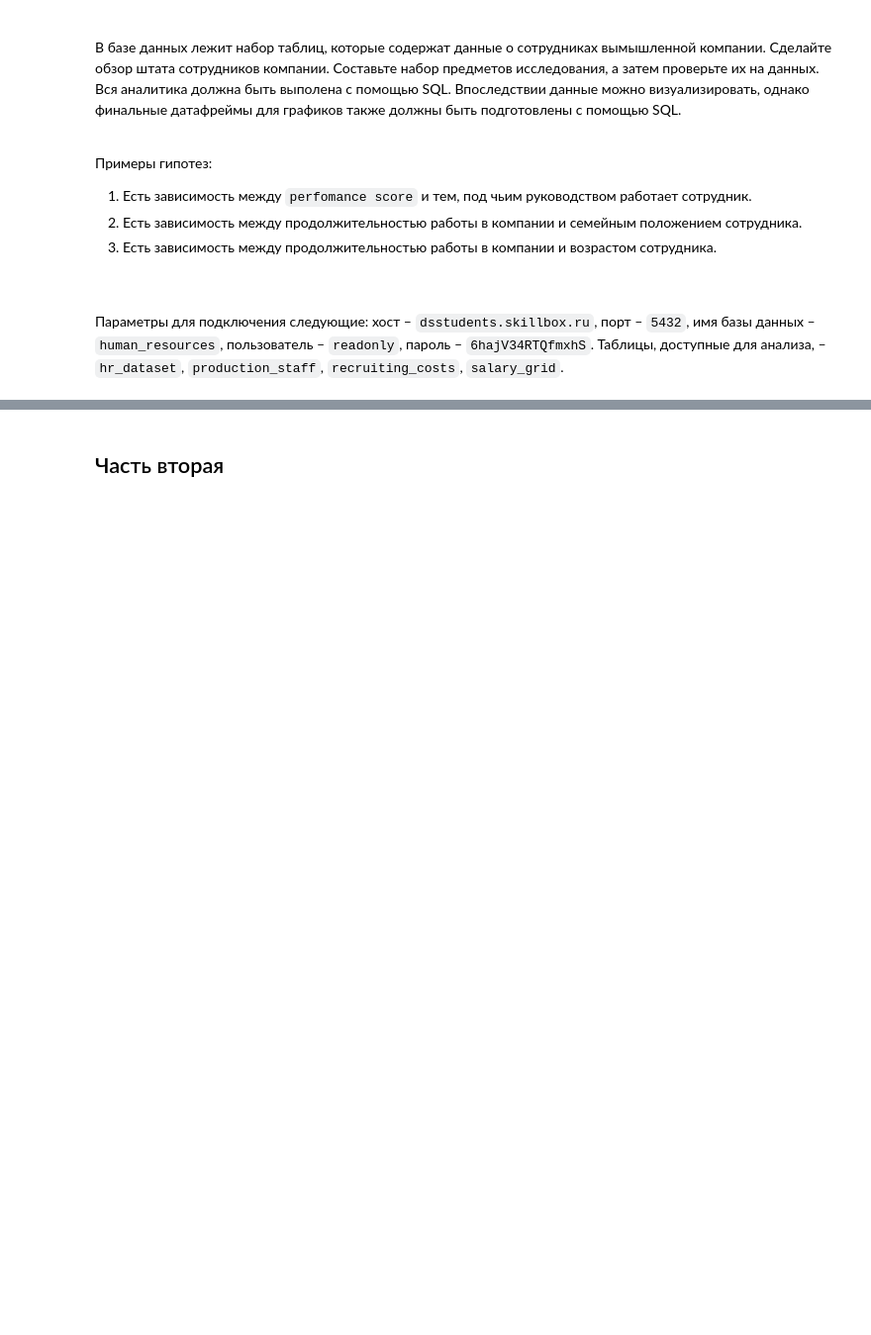
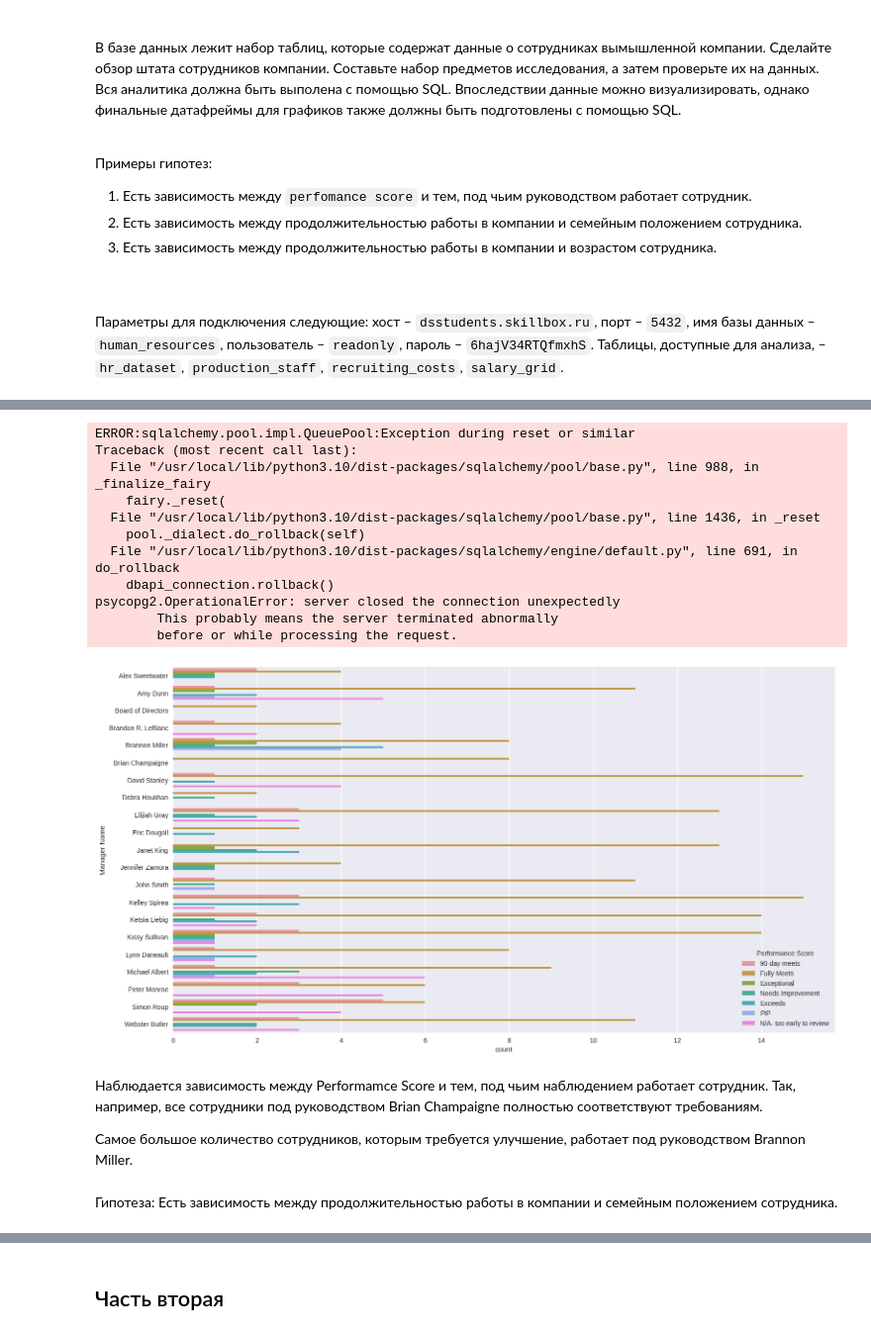
Before and after one commit to scomarae/SkillBox, a Jupyter notebook: Coursework_analytics_2.ipynb, the cells around one changed output, grey strips where cells are left out. Shown at 99% size. Drawn from its saved outputs; the diff is of its cells as text; code cells hidden in the pictures; blank space fills up the shorter version.

```diff
--- a/Coursework_analytics_2.ipynb
+++ b/Coursework_analytics_2.ipynb
@@ -28,7 +28,7 @@ import sqlalchemy
 import psycopg2
 import pandas as pd
 # %%
-connection = 'postgresql+psycopg2://readonly:6hajV34RTQfmxhS@dsstudents.skillbox.ru:5432/human_resources'
+connection = 'postgresql+psycopg2://readonly:6hajV34RTQfmxhS@dsstudents.skillbox.ru:5433/human_resources'
 
 
 engine = sqlalchemy.create_engine(connection)
@@ -48,0 +96,4 @@ df_production_staff = pd.read_sql(query_salary_grid, connect)
+# %%
+query = text('select "Manager Name", "Performance Score", count(*) FROM public.hr_dataset group by "Manager Name", "Performance Score" order by "Manager Name"')
+df = pd.read_sql(query, connect)
+df.head()
@@ -48,0 +109,27 @@ df_production_staff = pd.read_sql(query_salary_grid, connect)
+# %%
+import matplotlib.pyplot as plt
+import seaborn as sns
+plt.style.use('seaborn')
+# %%
+fig, ax = plt.subplots(figsize=(18,10))
+sns.barplot(ax=ax, data=df, y='Manager Name', x='count', hue='Performance Score')
+plt.show()
+# %% [output]
+ERROR:sqlalchemy.pool.impl.QueuePool:Exception during reset or similar
+Traceback (most recent call last):
+  File "/usr/local/lib/python3.10/dist-packages/sqlalchemy/pool/base.py", line 988, in _finalize_fairy
+    fairy._reset(
+  File "/usr/local/lib/python3.10/dist-packages/sqlalchemy/pool/base.py", line 1436, in _reset
+    pool._dialect.do_rollback(self)
+  File "/usr/local/lib/python3.10/dist-packages/sqlalchemy/engine/default.py", line 691, in do_rollback
+    dbapi_connection.rollback()
+psycopg2.OperationalError: server closed the connection unexpectedly
+        This probably means the server terminated abnormally
+        before or while processing the request.
+[figure, added]
+# %% [markdown]
+Наблюдается зависимость между Performamce Score и тем, под чьим наблюдением работает сотрудник. Так, например, все сотрудники под руководством Brian Champaigne полностью соответствуют требованиям.
+
+Самое большое количество сотрудников, которым требуется улучшение, работает под руководством Brannon Miller.
+# %% [markdown]
+Гипотеза: Есть зависимость между продолжительностью работы в компании и семейным положением сотрудника.
```
Also changed, not shown: parts of 25 cells of this notebook.
